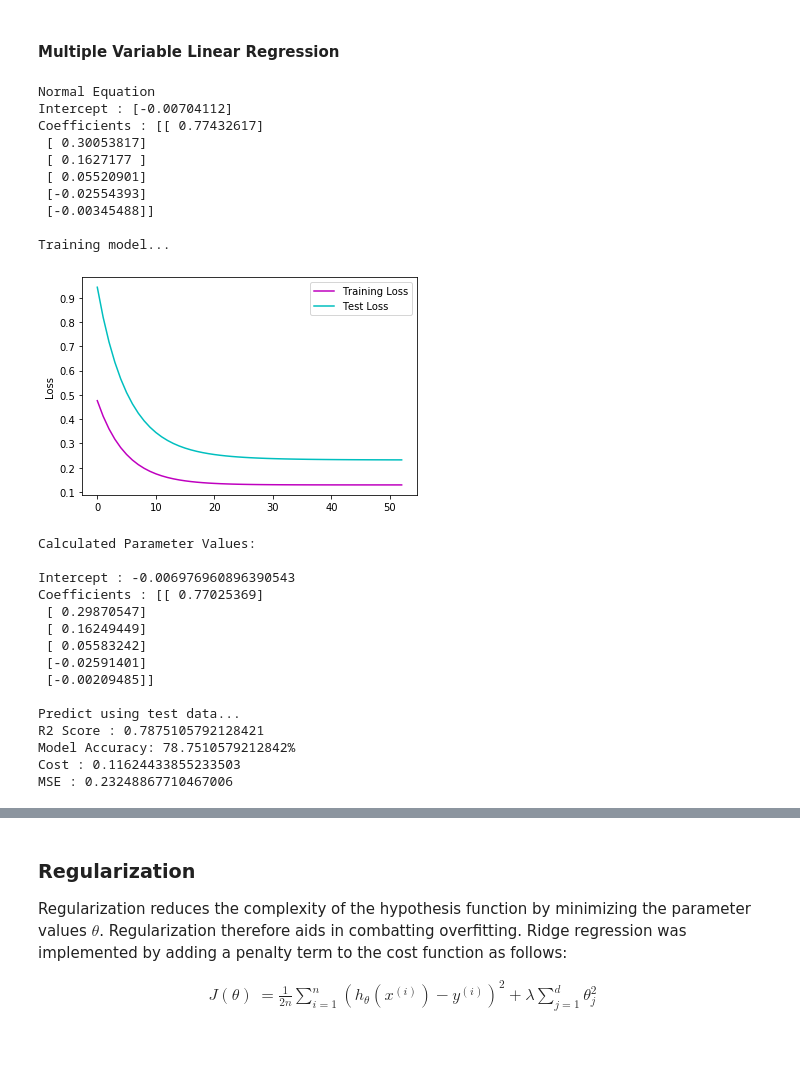
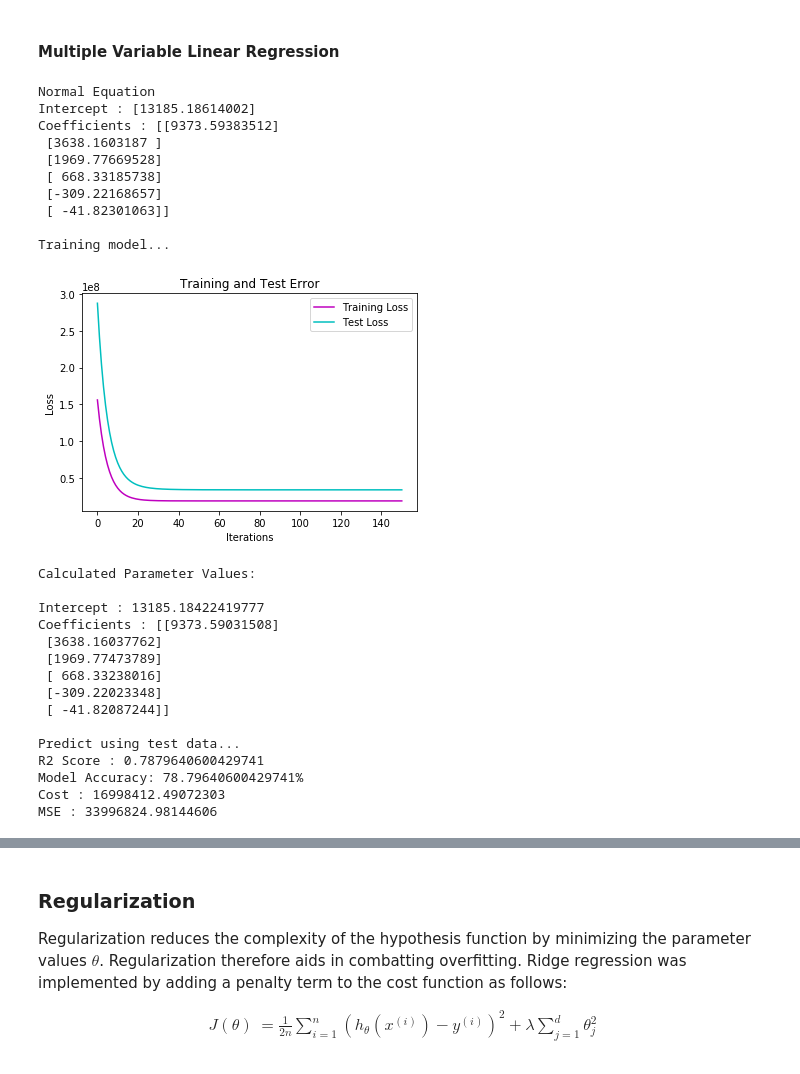
Before and after one commit to SamBall999/ACML-Assignments, a Jupyter notebook: A1_Linear_Regression/ACML_A1_1603701.ipynb, the cells around one changed output, grey strips where cells are left out. Saved outputs shown, nothing was run; the diff lists cells and outputs as text; code cells hidden in the pictures.

```diff
--- a/A1_Linear_Regression/ACML_A1_1603701.ipynb
+++ b/A1_Linear_Regression/ACML_A1_1603701.ipynb
@@ -714,0 +894,7 @@ def scale(x_j, scale_factor): # takes in an array of input values for a single f
+# %%
+# Two features
+df["age_scaled"] = scale(df[["age"]].values, 1)
+df["bmi_scaled"] = scale(df[["bmi"]].values, 1)
+x_scaled = df[["age_scaled", "bmi_scaled"]].values #two features
+y = df[["charges"]].values
+theta, theta_0 = custom_linear_regr(x_scaled, y,  0.1, 0.05, 0)
@@ -714,0 +973,14 @@ def scale(x_j, scale_factor): # takes in an array of input values for a single f
+# %%
+# Multiple variables - scaling is most helpful for multiple variables
+df["yes_scaled"] = scale(df[["yes"]].values, 10)
+df["age_scaled"] = scale(df[["age"]].values, 10)
+df["bmi_scaled"] = scale(df[["bmi"]].values, 10)
+df["region_scaled"] = scale(df[["region"]].values, 10)
+df["children_scaled"] = scale(df[["children"]].values, 10)
+df["male_scaled"] = scale(df[["male"]].values, 10)
+x_scaled = df[["yes_scaled", "age_scaled", "bmi_scaled", "children_scaled", "region_scaled", "male_scaled"]].values
+#print(x_scaled[0:10])
+y = df[["charges"]].values
+#y_scaled = (y-min(y))/(max(y)-min(y)) # how to perform for each feature??
+#print(y_scaled[0:10])
+custom_linear_regr(x_scaled, y,  0.01, 0.0005, 0) #had to adjust learning rate to 0.1 and epsilon to 0.0005 to get back to 78% (but now only 4000 iterations)
@@ -714,0 +1020,14 @@ def scale(x_j, scale_factor): # takes in an array of input values for a single f
+# %%
+# Multiple variables - scaling is most helpful for multiple variables
+df["yes_scaled"] = scale(df[["yes"]].values, 100)
+df["age_scaled"] = scale(df[["age"]].values, 100)
+df["bmi_scaled"] = scale(df[["bmi"]].values, 100)
+df["region_scaled"] = scale(df[["region"]].values, 100)
+df["children_scaled"] = scale(df[["children"]].values, 100)
+df["male_scaled"] = scale(df[["male"]].values, 100)
+x_scaled = df[["yes_scaled", "age_scaled", "bmi_scaled", "children_scaled", "region_scaled", "male_scaled"]].values
+#print(x_scaled[0:10])
+y = df[["charges"]].values
+#y_scaled = (y-min(y))/(max(y)-min(y)) # how to perform for each feature??
+#print(y_scaled[0:10])
+custom_linear_regr(x_scaled, y,  0.0001, 0.0005, 0) #had to adjust learning rate to 0.1 and epsilon to 0.0005 to get back to 78% (but now only 4000 iterations)
@@ -828,44 +1120,45 @@ MSE : 1.0401894281078088
 # %% [markdown]
 #### Multiple Variable Linear Regression
 # %%
-# Multiple variables
+# Multiple variables - probably best to only transform input?
 df["yes_standard"] = standardize(df[["yes"]].values)
 df["age_standard"] = standardize(df[["age"]].values)
 df["bmi_standard"] = standardize(df[["bmi"]].values)
 df["region_standard"] = standardize(df[["region"]].values)
 df["children_standard"] = standardize(df[["children"]].values)
 df["male_standard"] = standardize(df[["male"]].values)
 x_standard = df[["yes_standard", "age_standard", "bmi_standard", "children_standard", "region_standard", "male_standard"]].values
 #print(x_standard[0:10])
 y = df[["charges"]].values
 y_standard = standardize(y)
 #y_scaled = (y-min(y))/(max(y)-min(y)) # how to perform for each feature??
 #print(y_scaled[0:10])
-custom_linear_regr(x_standard, y_standard,  0.1, 0.0005) # good results, 0.1, 0.0005, 50 iterations
+#custom_linear_regr(x_standard, y_standard,  0.1, 0.0005, 0) # good results, 0.1, 0.0005, 50 iterations
+custom_linear_regr(x_standard, y,  0.1, 0.0005, 0) # good results, 0.1, 0.0005, 50 iterations
 # %% [output]
 Normal Equation
-Intercept : [-0.00704112]
-Coefficients : [[ 0.77432617]
- [ 0.30053817]
- [ 0.1627177 ]
- [ 0.05520901]
- [-0.02554393]
- [-0.00345488]]
+Intercept : [13185.18614002]
+Coefficients : [[9373.59383512]
+ [3638.1603187 ]
+ [1969.77669528]
+ [ 668.33185738]
+ [-309.22168657]
+ [ -41.82301063]]
 
 Training model...
-[figure, old version]
+[figure, new version]
 Calculated Parameter Values:
 
-Intercept : -0.006976960896390543
-Coefficients : [[ 0.77025369]
- [ 0.29870547]
- [ 0.16249449]
- [ 0.05583242]
- [-0.02591401]
- [-0.00209485]]
+Intercept : 13185.18422419777
+Coefficients : [[9373.59031508]
+ [3638.16037762]
+ [1969.77473789]
+ [ 668.33238016]
+ [-309.22023348]
+ [ -41.82087244]]
 
 Predict using test data...
-R2 Score : 0.7875105792128421
-Model Accuracy: 78.7510579212842%
-Cost : 0.11624433855233503
-MSE : 0.23248867710467006
+R2 Score : 0.7879640600429741
+Model Accuracy: 78.79640600429741%
+Cost : 16998412.49072303
+MSE : 33996824.98144606
```
Also changed, not shown: parts of 65 cells of this notebook.
